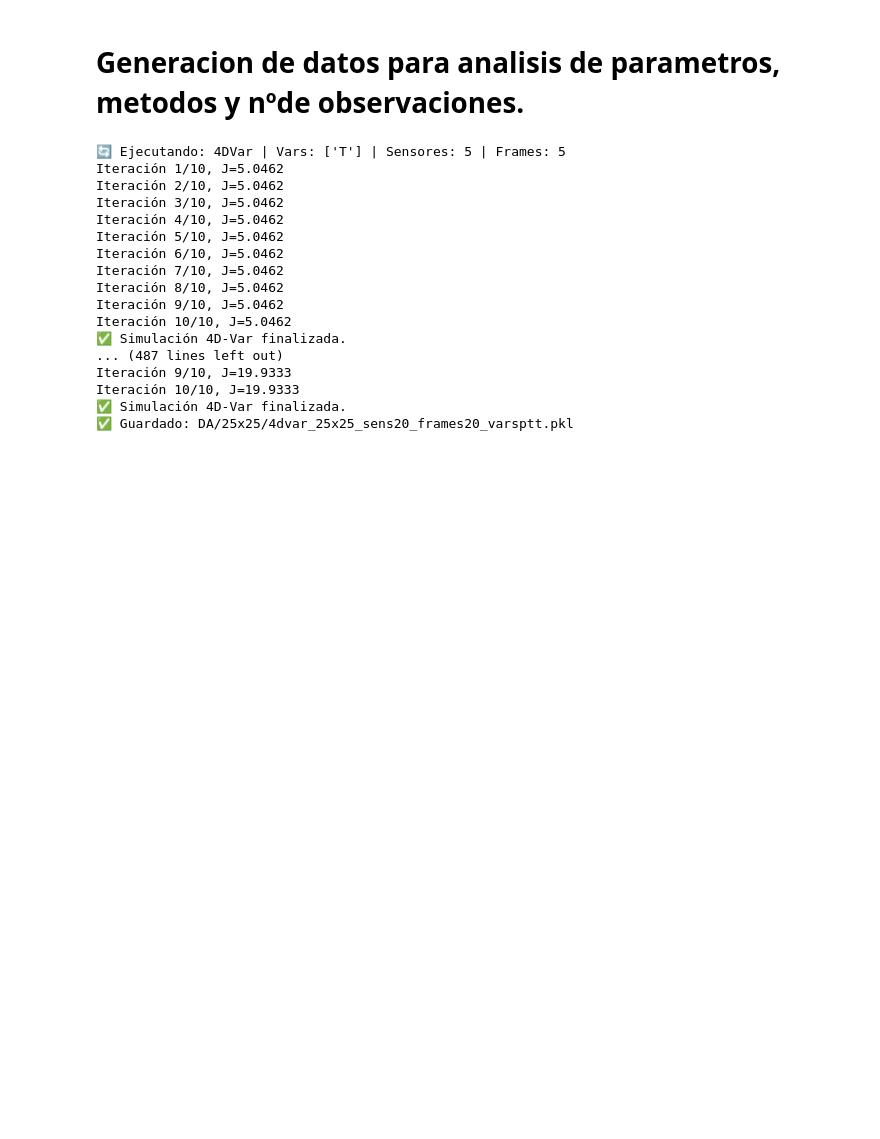
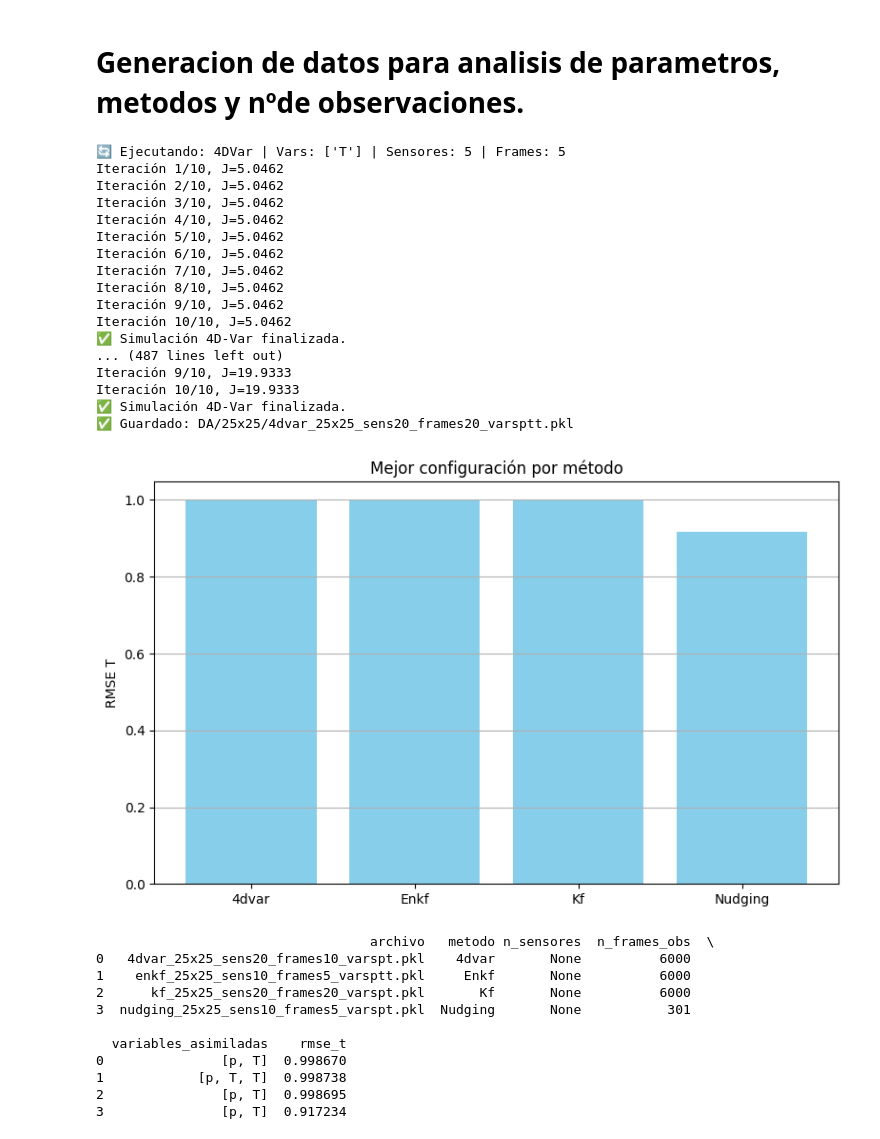
Before and after one commit to angelgvillatoro/bullville_M1, a Jupyter notebook: phd/anal.ipynb, the cells around one changed output. Drawn from its saved outputs; the diff is of its cells as text; code cells hidden in the pictures; blank space fills up the shorter version.

```diff
--- a/phd/anal.ipynb
+++ b/phd/anal.ipynb
@@ -941,0 +1024,55 @@ Iteración 10/10, J=19.9333
+# %%
+def interpolar_referencia(ref_data, nx_objetivo, ny_objetivo, variable="T"):
+    """Interpola los datos de referencia al tamaño deseado."""
+    ref_hist = ref_data[f"{variable}_history"]
+    ny_ref, nx_ref = ref_hist[0].shape
+    x_ref = np.linspace(0, 1, nx_ref)
+    y_ref = np.linspace(0, 1, ny_ref)
+
+    x_obj = np.linspace(0, 1, nx_objetivo)
+    y_obj = np.linspace(0, 1, ny_objetivo)
+    X_obj, Y_obj = np.meshgrid(x_obj, y_obj)
+
+    interp_hist = []
+    for frame in ref_hist:
+        interp_func = RegularGridInterpolator((y_ref, x_ref), frame)
+        puntos = np.array([Y_obj.flatten(), X_obj.flatten()]).T
+        interp = interp_func(puntos).reshape((ny_objetivo, nx_objetivo))
+        interp_hist.append(interp)
+
+    return interp_hist
+# %%
+# Cargar referencia
+with open("sim_separacion/800x800.pkl", "rb") as f:
+    ref_data = pickle.load(f)
+
+# Interpolar referencia a 25x25
+ref_interp = ref_data.copy()
+ref_interp["T_history"] = interpolar_referencia(ref_data, nx_objetivo=25, ny_objetivo=25, variable="T")
+
+# Ejecutar análisis
+df_resultados = analizar_resultados_asimilacion(
+    carpeta_resultados="DA/25x25",
+    ref_data=ref_interp,
+    variable="T"
+)
+
+# Obtener mejores configuraciones
+mejores_df = obtener_mejores_resultados_por_metodo(df_resultados, variable="T")
+graficar_mejores_por_metodo(mejores_df, variable="T")
+
+# Mostrar tabla de mejores configuraciones
+print(mejores_df)
+# %% [output]
+[figure, added]
+                                   archivo   metodo n_sensores  n_frames_obs  \
+0   4dvar_25x25_sens20_frames10_varspt.pkl    4dvar       None          6000
+1    enkf_25x25_sens10_frames5_varsptt.pkl     Enkf       None          6000
+2      kf_25x25_sens20_frames20_varspt.pkl       Kf       None          6000
+3  nudging_25x25_sens10_frames5_varspt.pkl  Nudging       None           301
+
+  variables_asimiladas    rmse_t
+0               [p, T]  0.998670
+1            [p, T, T]  0.998738
+2               [p, T]  0.998695
+3               [p, T]  0.917234
```
Also changed, not shown: parts of 4 cells of this notebook, 2 other files.
